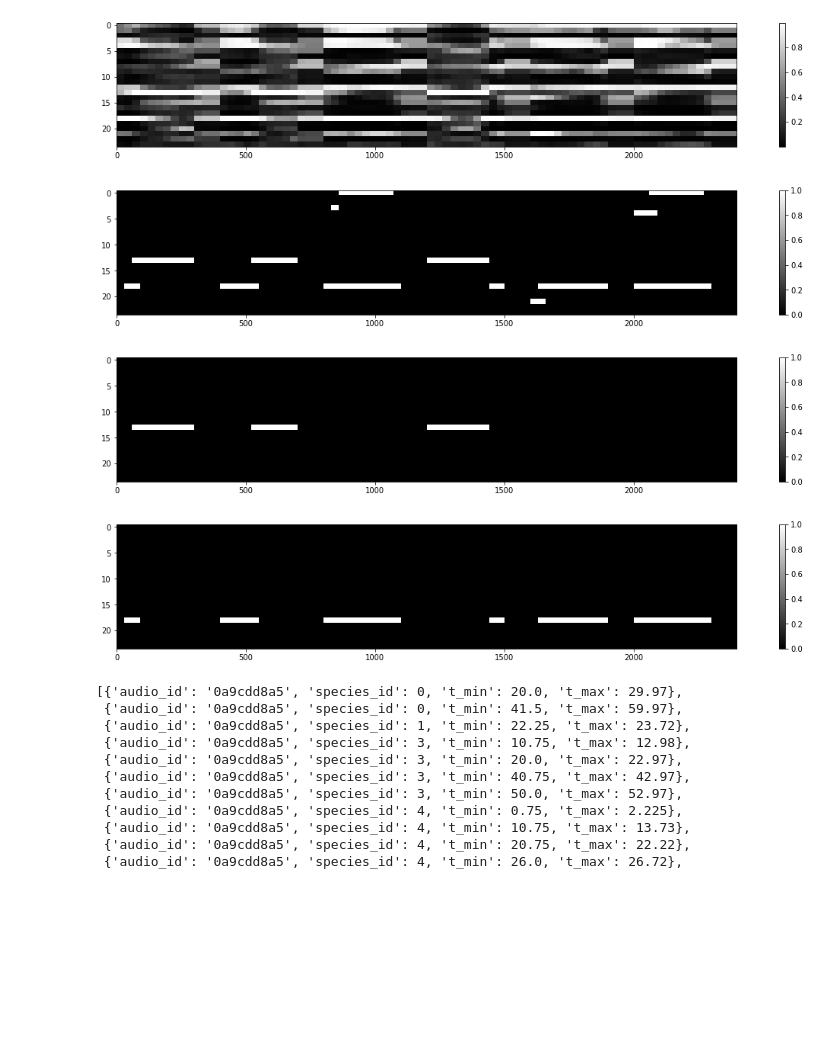
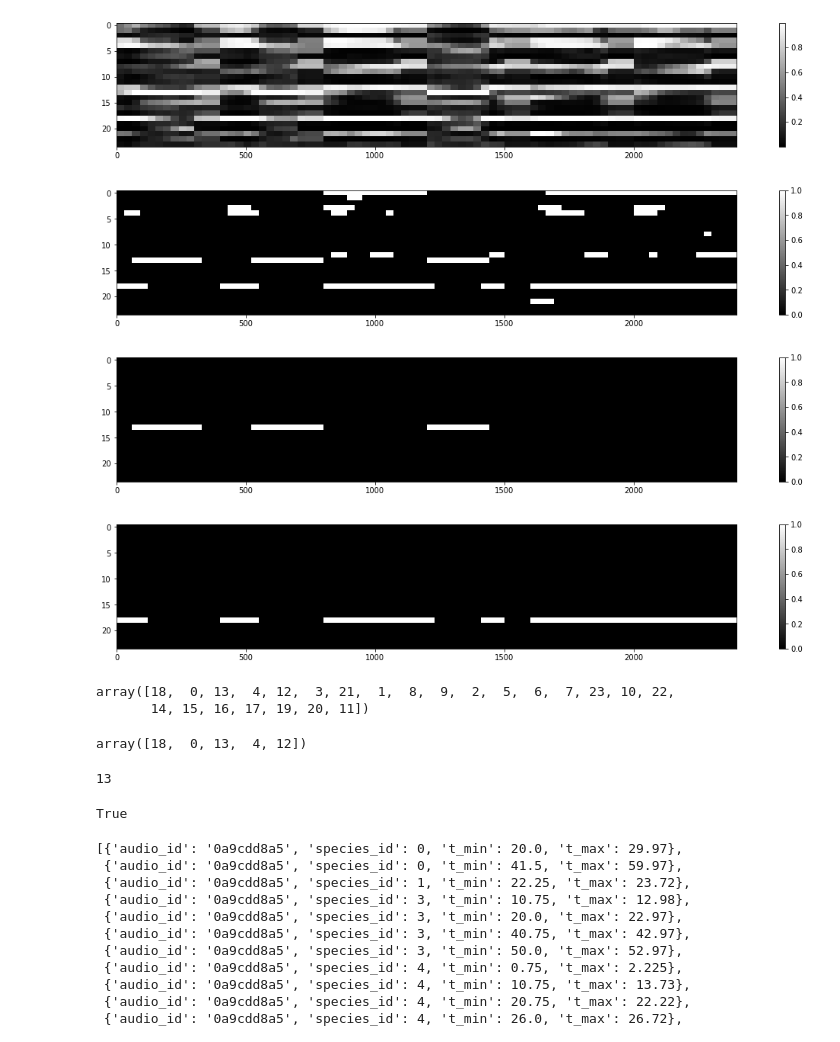
Before and after one commit to kuto5046/kaggle-rainforest, a Jupyter notebook: notebook/SED.ipynb, the cells around one changed output. Drawn from its saved outputs; the diff is of its cells as text; code cells hidden in the pictures; blank space fills up the shorter version.

```diff
--- a/notebook/SED.ipynb
+++ b/notebook/SED.ipynb
@@ -26,14 +26,14 @@ plt.show()
 # %% [output]
 [figure]
 # %%
-threshold = 0.99
+threshold = 0.95
 thresholded = (framewise_output > threshold) * 1
 plt.figure(figsize=(20,3))
 plt.imshow(thresholded.T, aspect=20, cmap="gray")
 plt.colorbar()
 plt.show()
 # %% [output]
-[figure, old version]
+[figure, new version]
 # %%
 thresholded2 = np.zeros(thresholded.shape)
 thresholded2[:, prelabeled_species_id] = thresholded[:, prelabeled_species_id]
@@ -43,7 +43,7 @@ plt.imshow(thresholded2.T, aspect=20, cmap="gray")
 plt.colorbar()
 plt.show()
 # %% [output]
-[figure, old version]
+[figure, new version]
 # %%
 thresholded3 = np.zeros(thresholded.shape)
 
@@ -61,7 +61,26 @@ plt.imshow(thresholded3.T, aspect=20, cmap="gray")
 plt.colorbar()
 plt.show()
 # %% [output]
-[figure, old version]
+[figure, new version]
+# %%
+species_ranking = np.argsort(thresholded.sum(axis=0))[::-1]
+species_ranking
+# %% [output]
+array([18,  0, 13,  4, 12,  3, 21,  1,  8,  9,  2,  5,  6,  7, 23, 10, 22,
+       14, 15, 16, 17, 19, 20, 11])
+# %%
+top5_species_id = species_ranking[:5]
+top5_species_id
+# %% [output]
+array([18,  0, 13,  4, 12])
+# %%
+prelabeled_species_id
+# %% [output]
+13
+# %%
+prelabeled_species_id in top5_species_id
+# %% [output]
+True
 # %%
 frame_length = framewise_output.shape[0]
 # %%
```
Also changed, not shown: 4 other files.
